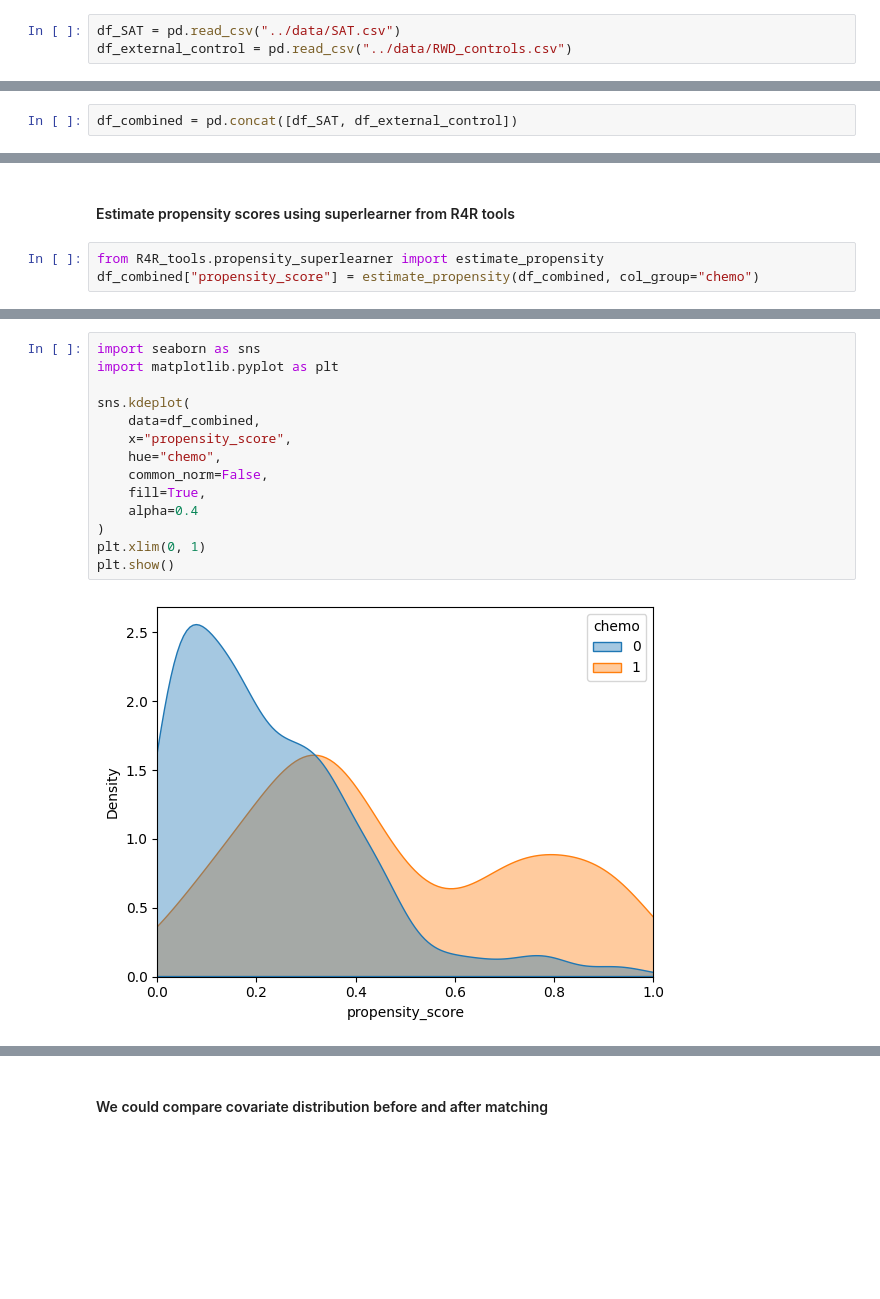
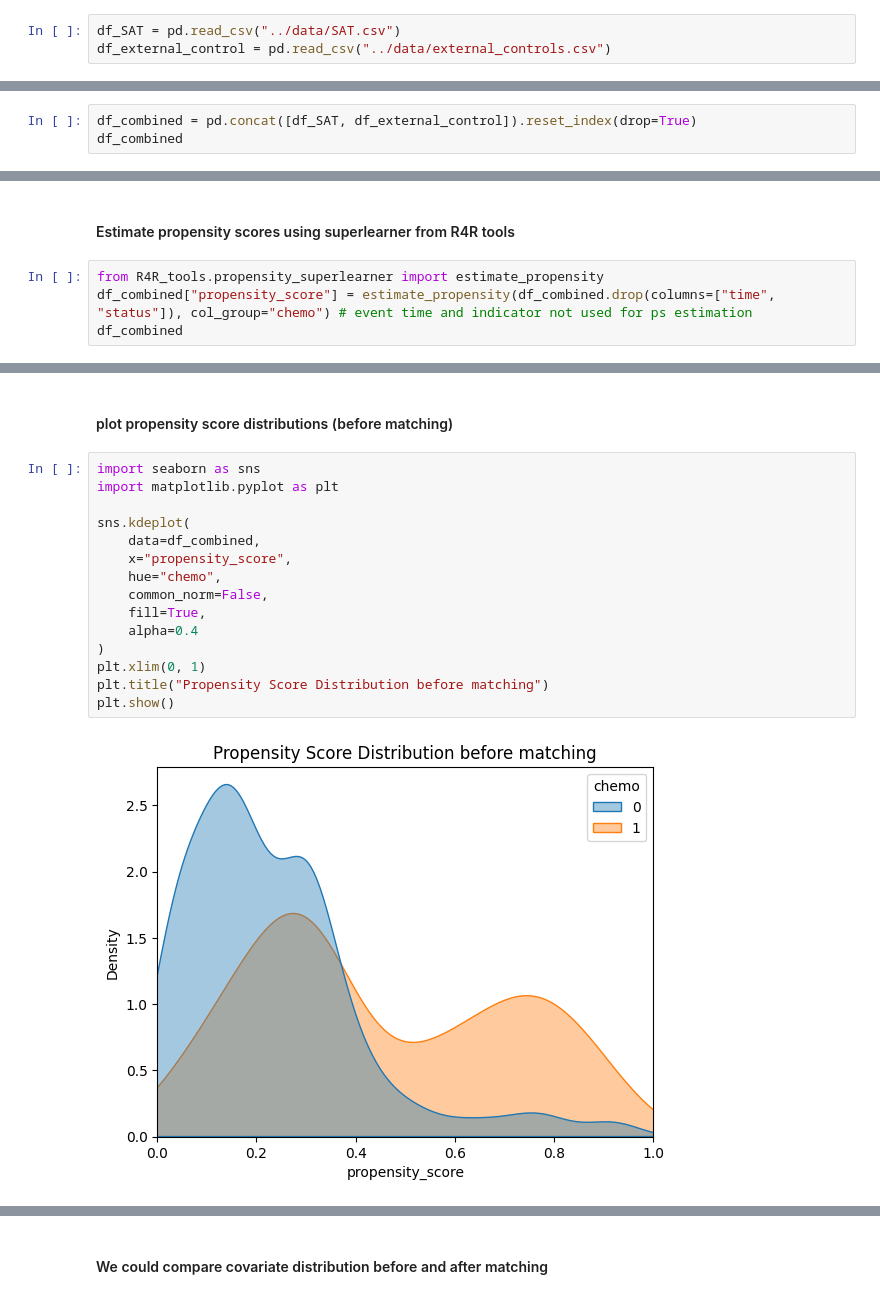
Before and after one commit to TrainingModule4-Real4Reg/r4r_training, a Jupyter notebook: training/external_control_arm.ipynb, the cells around one changed output, grey strips where cells are left out. Cells and saved outputs as stored; diff of their text form; blank space fills up the shorter version.

```diff
--- a/training/external_control_arm.ipynb
+++ b/training/external_control_arm.ipynb
@@ -7,8 +7,9 @@ import pytmle
 #### Load data from SAT (treatment arm) and RWD controls (control arm)
 # %%
 df_SAT = pd.read_csv("../data/SAT.csv")
-df_external_control = pd.read_csv("../data/RWD_controls.csv")
+df_external_control = pd.read_csv("../data/external_controls.csv")
 # %% [markdown]
 #### Combine datasets to compute propensity scores
 # %%
-df_combined = pd.concat([df_SAT, df_external_control])
+df_combined = pd.concat([df_SAT, df_external_control]).reset_index(drop=True)
+df_combined
@@ -16,4 +31,5 @@ df_combined = pd.concat([df_SAT, df_external_control])
 #### Estimate propensity scores using superlearner from R4R tools
 # %%
 from R4R_tools.propensity_superlearner import estimate_propensity
-df_combined["propensity_score"] = estimate_propensity(df_combined, col_group="chemo")
+df_combined["propensity_score"] = estimate_propensity(df_combined.drop(columns=["time", "status"]), col_group="chemo") # event time and indicator not used for ps estimation
+df_combined
@@ -20,17 +50,20 @@ df_combined["propensity_score"] = estimate_propensity(df_combined, col_group="ch
+# %% [markdown]
+#### plot propensity score distributions (before matching)
 # %%
 import seaborn as sns
 import matplotlib.pyplot as plt
 
 sns.kdeplot(
     data=df_combined,
     x="propensity_score",
     hue="chemo",
     common_norm=False,
     fill=True,
     alpha=0.4
 )
 plt.xlim(0, 1)
+plt.title("Propensity Score Distribution before matching")
 plt.show()
 # %% [output]
-[figure, old version]
+[figure, new version]
 # %% [markdown]
```
Also changed, not shown: parts of 7 cells of this notebook, 1 other file.
